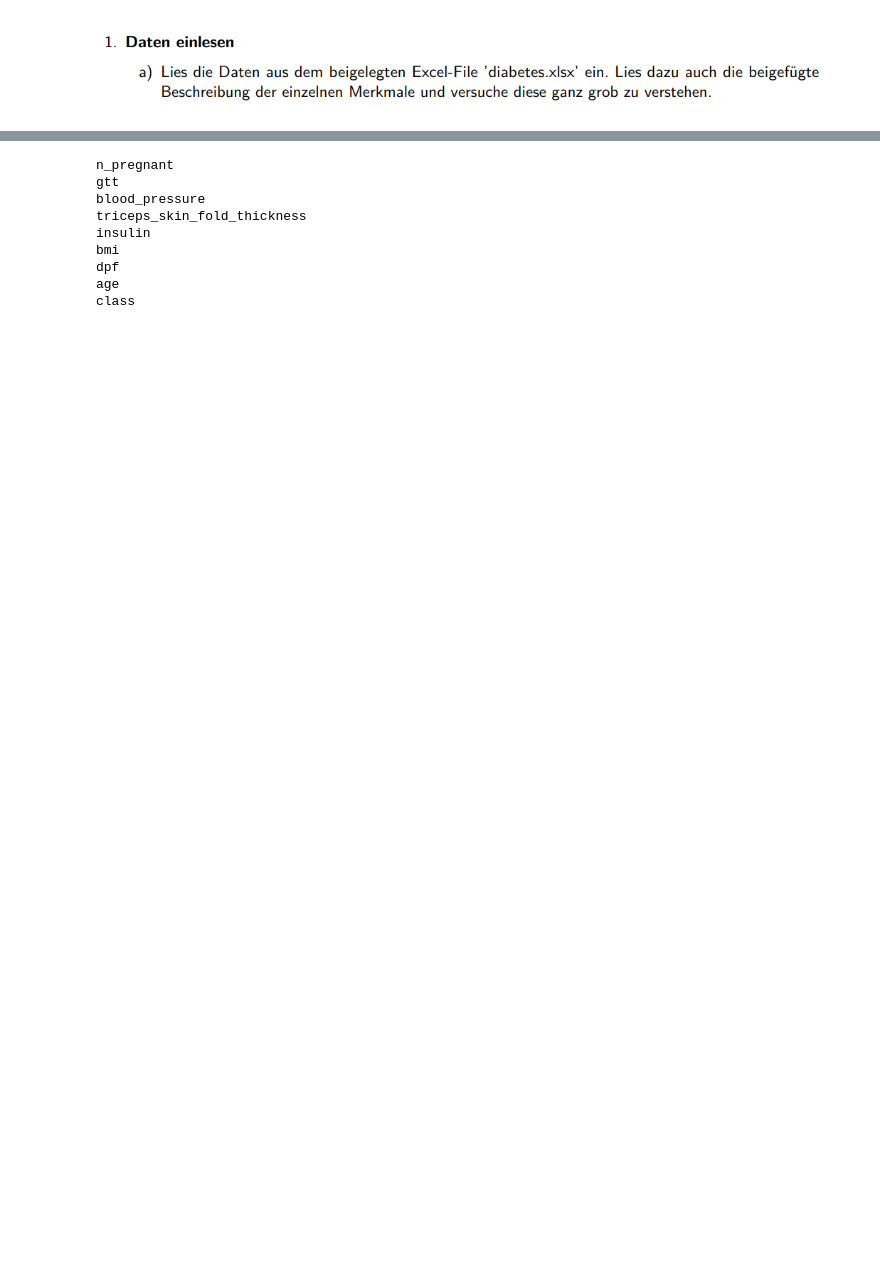
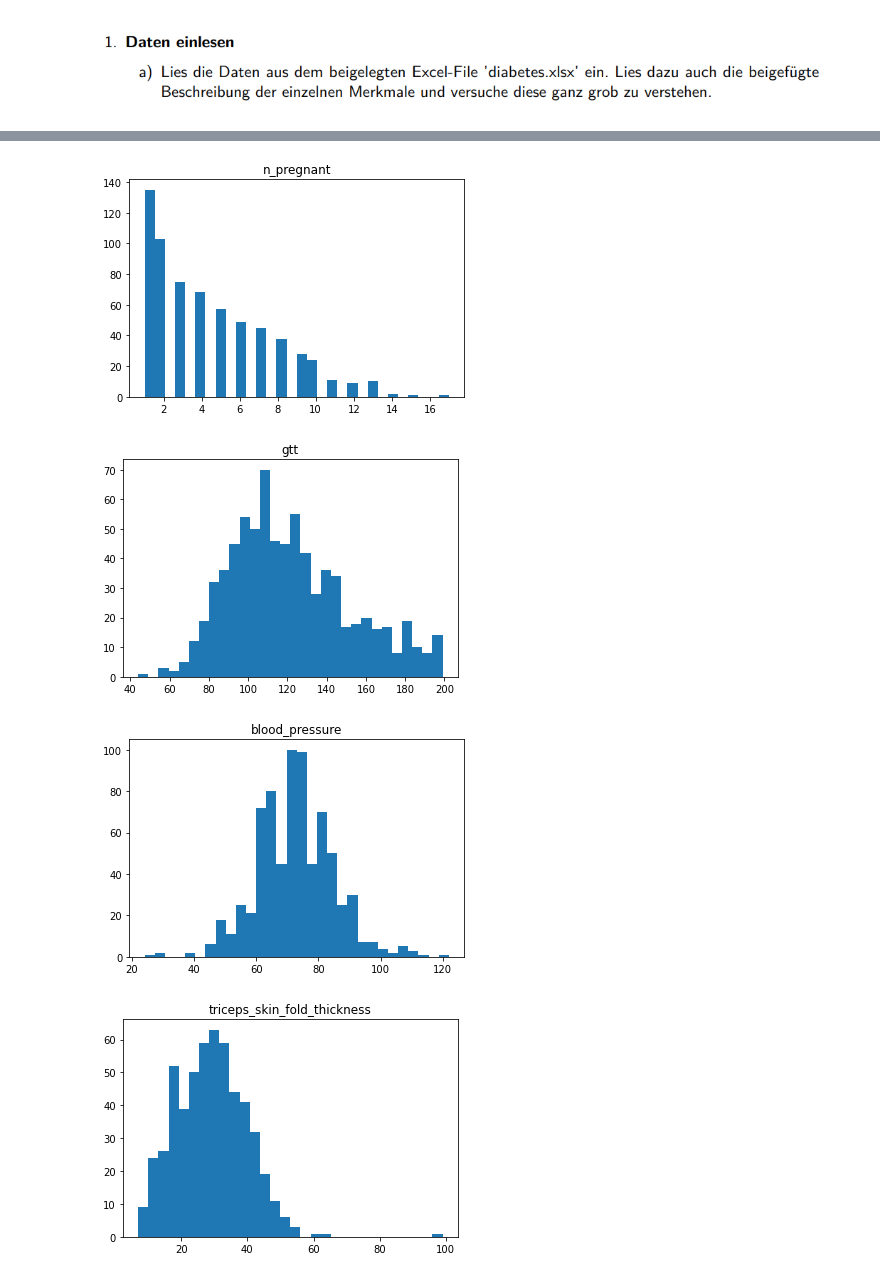
Before and after one commit to alexschillingfhnw/daw, a Jupyter notebook: Diabetes.ipynb, the cells around one changed output, grey strips where cells are left out. Cells and saved outputs as stored; diff of their text form; code cells hidden in the pictures; blank space fills up the shorter version.

```diff
--- a/Diabetes.ipynb
+++ b/Diabetes.ipynb
@@ -21,0 +65,14 @@ data = data.iloc[2: , :]
+# %%
+def gen_hist(column):
+    plt.hist(data[column], bins=30)
+    plt.title(column)
+    plt.show()
+
+def gen_boxplot(column):
+    plt.boxplot(data[column], vert = False)
+    plt.title(column)
+    plt.show()
+
+for i in data:
+    gen_hist(i)
+    gen_boxplot(i)
@@ -21,0 +93,6 @@ data = data.iloc[2: , :]
+# %%
+def count_zero(column):
+    print(column, (data[column] == 0).sum())
+
+for i in data:
+    count_zero(i)
@@ -21,0 +123,6 @@ data = data.iloc[2: , :]
+# %%
+data.replace(0, np.nan, inplace=True)
+# %%
+# Überprüfen dass die 0 Werte ersetzt wurden
+for i in data:
+    count_zero(i)
@@ -22,13 +139,8 @@ data = data.iloc[2: , :]
 # %%
-for i in data.columns.tolist():
-    print(i)
+for i in data:
+    gen_hist(i)
 # %% [output]
-n_pregnant
-gtt
-blood_pressure
-triceps_skin_fold_thickness
-insulin
-bmi
-dpf
-age
-class
+[figure, added]
+[figure, added]
+[figure, added]
+[figure, added]
```
Also changed, not shown: parts of 29 cells of this notebook.
